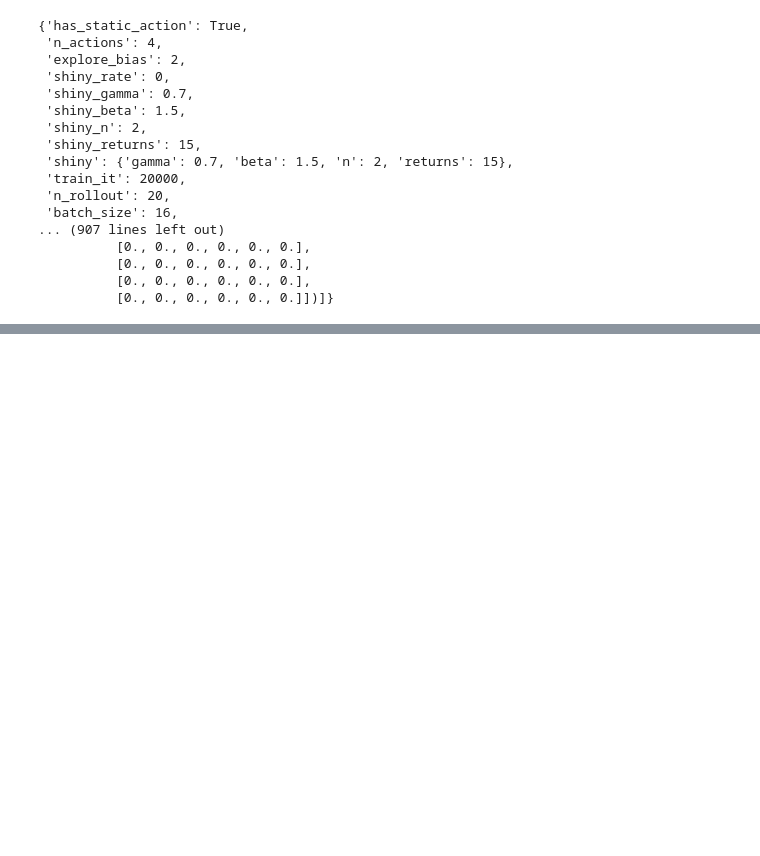
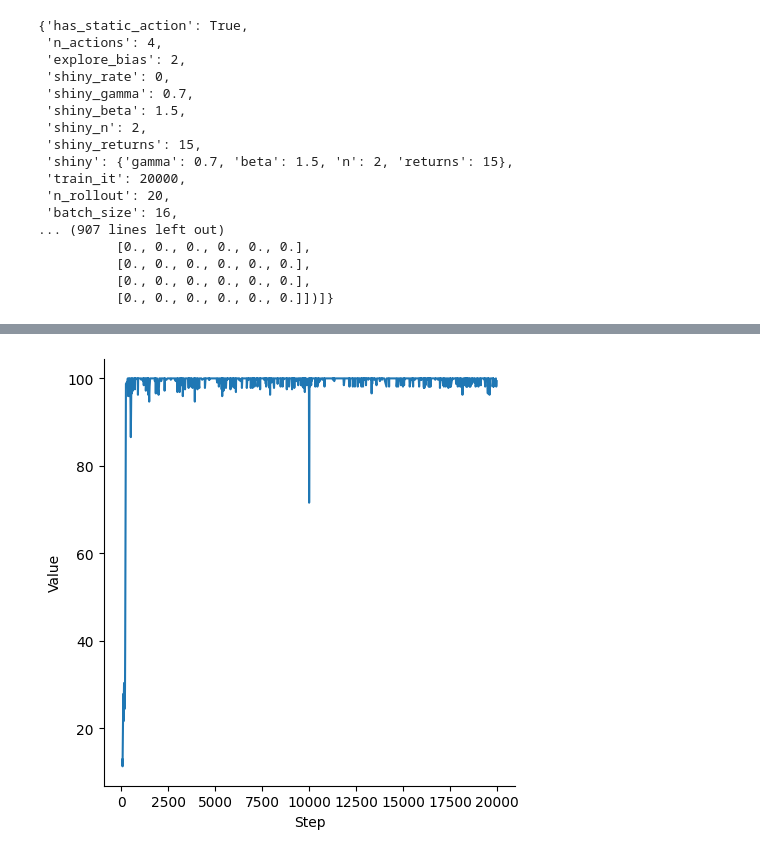
Before and after one commit to hamllab/torch_tem, a Jupyter notebook: jupyter/train.ipynb, the cells around one changed output, grey strips where cells are left out. Drawn from its saved outputs; the diff is of its cells as text; code cells hidden in the pictures; blank space fills up the shorter version.

Commit message:
feat: code to plot initial and transfer learning

```diff
--- a/jupyter/train.ipynb
+++ b/jupyter/train.ipynb
@@ -32 +33,6 @@ params
 [interactive output not drawn]
+# %%
+import polars as pl
+import seaborn as sns
+df = pl.read_csv("../csv.csv")
+df
@@ -32,0 +54,4 @@ params
+# %%
+sns.relplot(df, x="Step", y="Value", kind="line");
+# %% [output]
+[figure, added]
```
Also changed, not shown: parts of 4 cells of this notebook.
